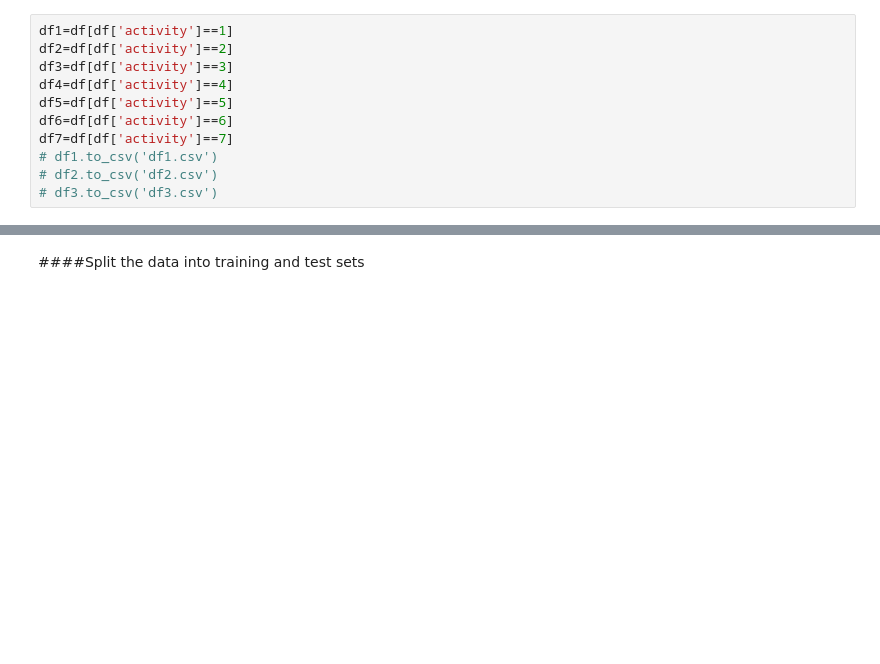
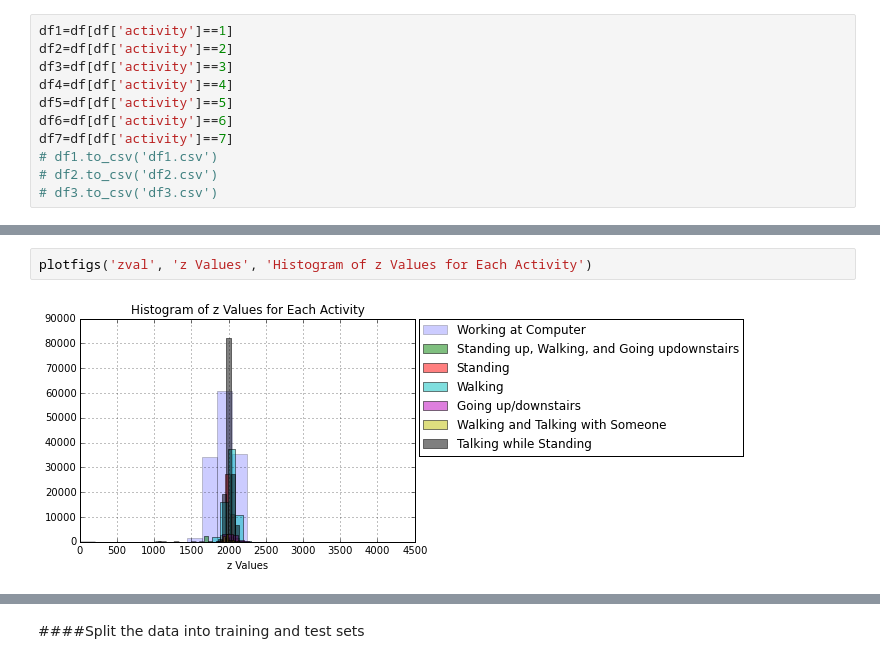
Before and after one commit to molliemarie/DS-Projects, a Jupyter notebook: Accelerometer/accelerometer2.ipynb, the cells around one changed output, grey strips where cells are left out. Cells and saved outputs as stored; diff of their text form; blank space fills up the shorter version.

```diff
--- a/Accelerometer/accelerometer2.ipynb
+++ b/Accelerometer/accelerometer2.ipynb
@@ -339,0 +362,4 @@ pl.show()
+# %%
+plotfigs('zval', 'z Values', 'Histogram of z Values for Each Activity')
+# %% [output]
+[figure, added]
```
Also changed, not shown: parts of 21 cells of this notebook.
